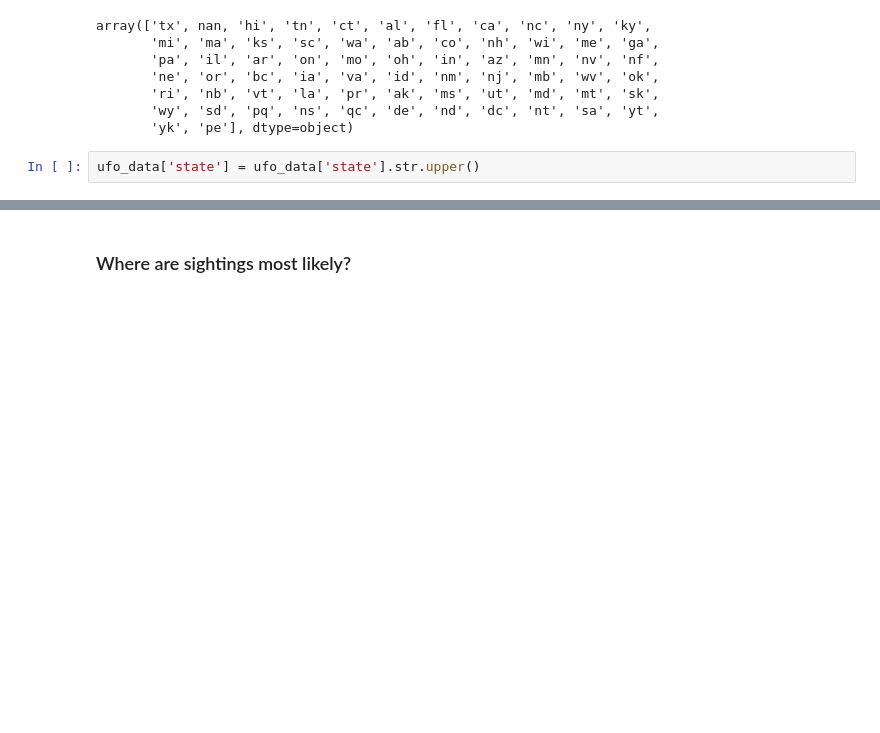
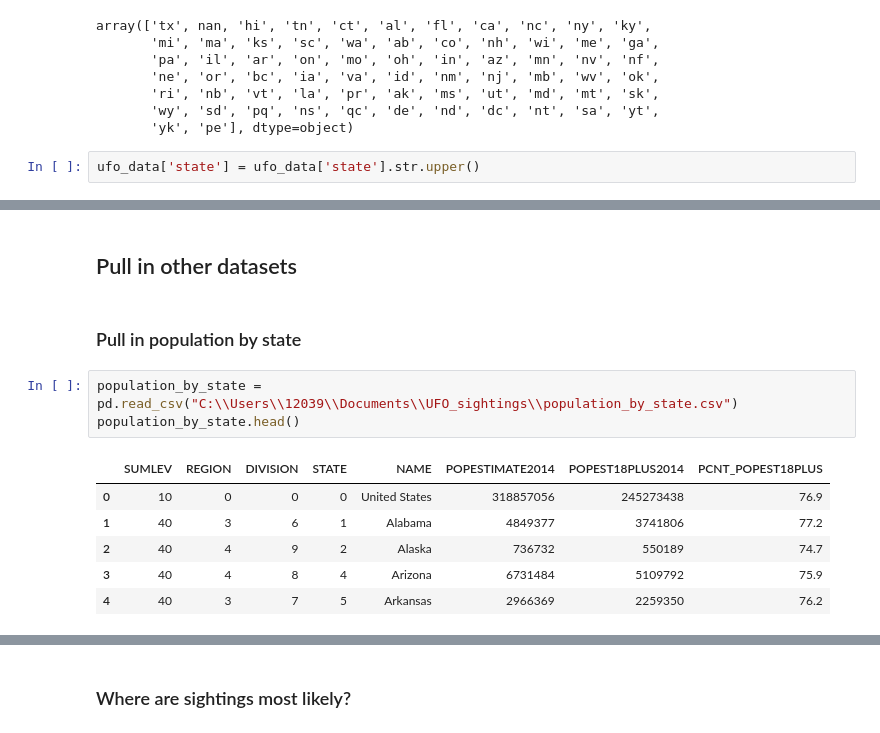
Before and after one commit to kflemming30/UFO_sightings, a Jupyter notebook: Sightings_Analysis.ipynb, the cells around one changed output, grey strips where cells are left out. Saved outputs shown, nothing was run; the diff lists cells and outputs as text; blank space fills up the shorter version.

```diff
--- a/Sightings_Analysis.ipynb
+++ b/Sightings_Analysis.ipynb
@@ -139,0 +154,14 @@ ufo_data['state'] = ufo_data['state'].str.upper()
+# %% [markdown]
+## Pull in other datasets
+# %% [markdown]
+### Pull in population by state
+# %%
+population_by_state = pd.read_csv("C:\\Users\\12039\\Documents\\UFO_sightings\\population_by_state.csv")
+population_by_state.head()
+# %% [output]
+|  | SUMLEV | REGION | DIVISION | STATE | NAME | POPESTIMATE2014 | POPEST18PLUS2014 | PCNT_POPEST18PLUS |
+| 0 | 10 | 0 | 0 | 0 | United States | 318857056 | 245273438 | 76.9 |
+| 1 | 40 | 3 | 6 | 1 | Alabama | 4849377 | 3741806 | 77.2 |
+| 2 | 40 | 4 | 9 | 2 | Alaska | 736732 | 550189 | 74.7 |
+| 3 | 40 | 4 | 8 | 4 | Arizona | 6731484 | 5109792 | 75.9 |
+| 4 | 40 | 3 | 7 | 5 | Arkansas | 2966369 | 2259350 | 76.2 |
```
Also changed, not shown: parts of 14 cells of this notebook, 3 other files.
